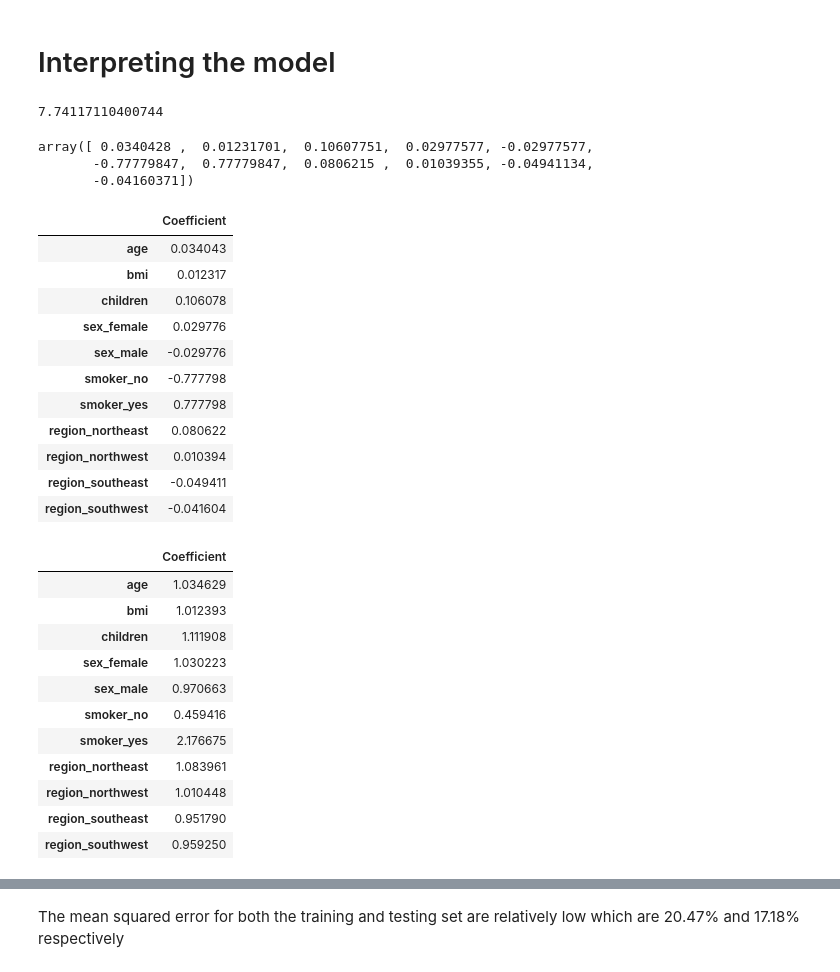
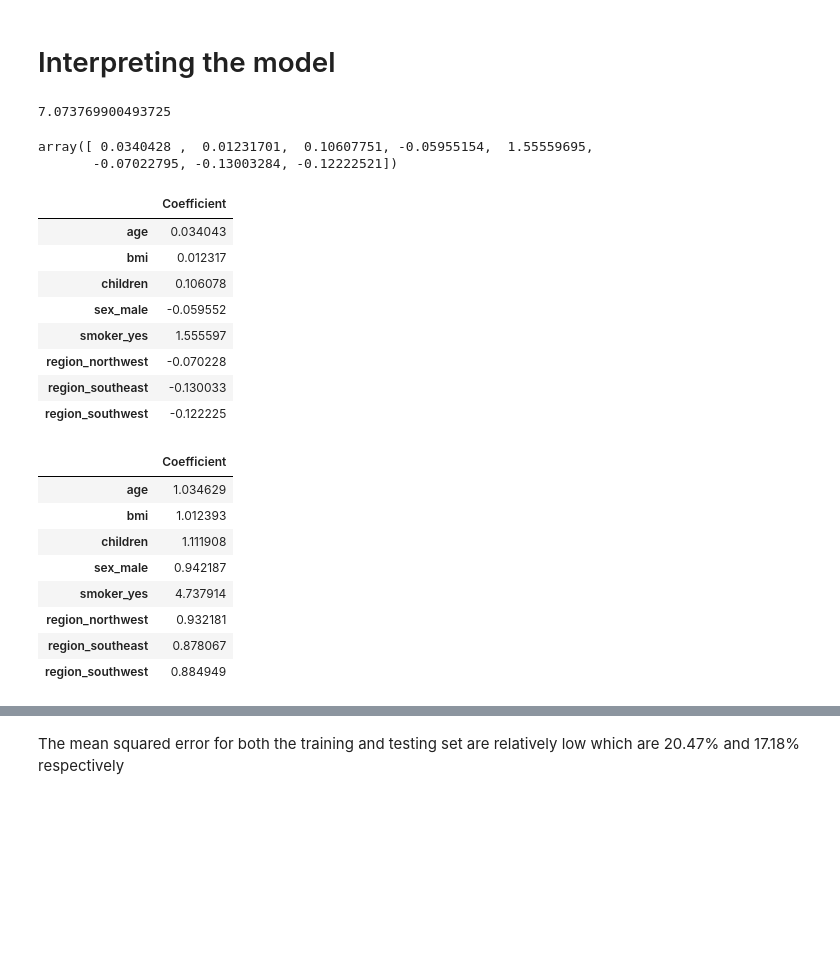
Before and after one commit to NigelGondo/Portfolio_Projects, a Jupyter notebook: Predicting medical charges using machine learning.ipynb, the cells around one changed output, grey strips where cells are left out. Saved outputs shown, nothing was run; the diff lists cells and outputs as text; code cells hidden in the pictures; blank space fills up the shorter version.

```diff
--- a/Predicting medical charges using machine learning.ipynb
+++ b/Predicting medical charges using machine learning.ipynb
@@ -130,6 +134,7 @@ sns.countplot(x = 'region', data = df_insurance)
 # Converting the Categorial variables into dummy variables
 # %%
 #The get_dummies function in pandas will easily convert the columns have categorial values into seperate columns with numeric values
-df_insurance2 = pd.get_dummies(df_insurance)
+df_insurance2 = pd.get_dummies(df_insurance,
+                               drop_first=True) #drop_first to avoid multicollinearity
 df_insurance2.head()
 # %% [output]
@@ -142,7 +147,10 @@ df_insurance2.head()
 # %% [markdown]
 # Splitting model into train and test
 # %%
-x = df_insurance2.drop(['charges', 'charges norm dist'], axis = 1)
+x = df_insurance2.drop(['charges',
+                        'charges norm dist'],
+                       axis = 1)
+
 y = df_insurance2['charges norm dist']
 # %%
 #correlation heatmap of the independent variables
@@ -169,31 +179,29 @@ model = LinearRegression().fit(x_train, y_train)
 # %%
 model.intercept_
 # %% [output]
-7.74117110400744
+7.073769900493725
 # %%
 #The Beta coefficients
 model.coef_
 # %% [output]
-array([ 0.0340428 ,  0.01231701,  0.10607751,  0.02977577, -0.02977577,
-       -0.77779847,  0.77779847,  0.0806215 ,  0.01039355, -0.04941134,
-       -0.04160371])
+array([ 0.0340428 ,  0.01231701,  0.10607751, -0.05955154,  1.55559695,
+       -0.07022795, -0.13003284, -0.12222521])
 # %%
 #creating a dataframe to easily view the beta coefficients
-coeff_df = pd.DataFrame(model.coef_, x.columns, columns=['Coefficient'])
+coeff_df = pd.DataFrame(model.coef_,
+                        x.columns,
+                        columns=['Coefficient'])
 coeff_df
 # %% [output]
 |  | Coefficient |
 | age | 0.034043 |
 | bmi | 0.012317 |
 | children | 0.106078 |
-| sex_female | 0.029776 |
-| sex_male | -0.029776 |
-| smoker_no | -0.777798 |
-| smoker_yes | 0.777798 |
-| region_northeast | 0.080622 |
-| region_northwest | 0.010394 |
-| region_southeast | -0.049411 |
-| region_southwest | -0.041604 |
+| sex_male | -0.059552 |
+| smoker_yes | 1.555597 |
+| region_northwest | -0.070228 |
+| region_southeast | -0.130033 |
+| region_southwest | -0.122225 |
 # %%
 #Calculation the inverse of the logarithmic fuction for easier interpretation
 coeff_df2 = pd.DataFrame(np.exp(coeff_df['Coefficient']))
@@ -203,14 +211,11 @@ coeff_df2
 | age | 1.034629 |
 | bmi | 1.012393 |
 | children | 1.111908 |
-| sex_female | 1.030223 |
-| sex_male | 0.970663 |
-| smoker_no | 0.459416 |
-| smoker_yes | 2.176675 |
-| region_northeast | 1.083961 |
-| region_northwest | 1.010448 |
-| region_southeast | 0.951790 |
-| region_southwest | 0.959250 |
+| sex_male | 0.942187 |
+| smoker_yes | 4.737914 |
+| region_northwest | 0.932181 |
+| region_southeast | 0.878067 |
+| region_southwest | 0.884949 |
 # %% [markdown]
 The two most important coefficients are smoker_no and smoker_yes
 
```
Also changed, not shown: parts of 11 cells of this notebook.
